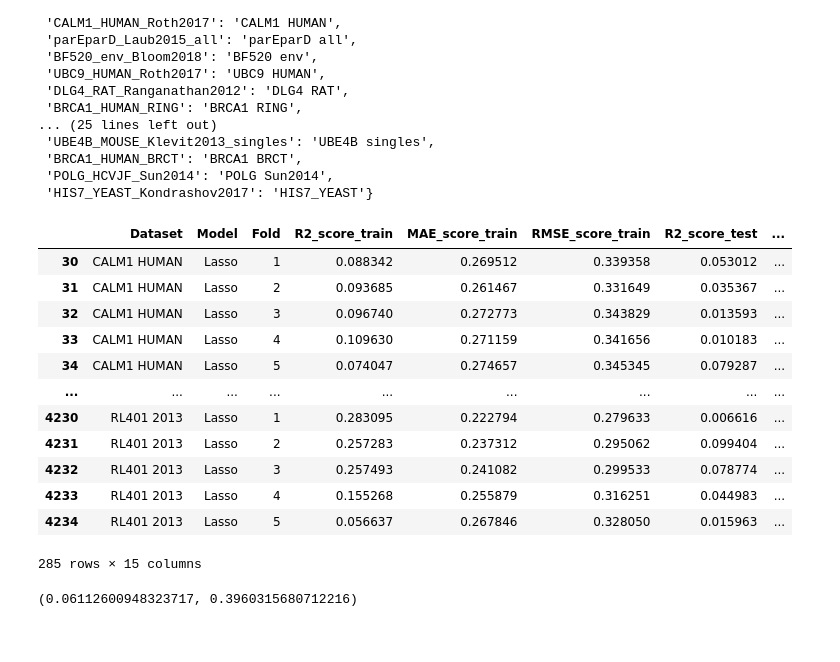
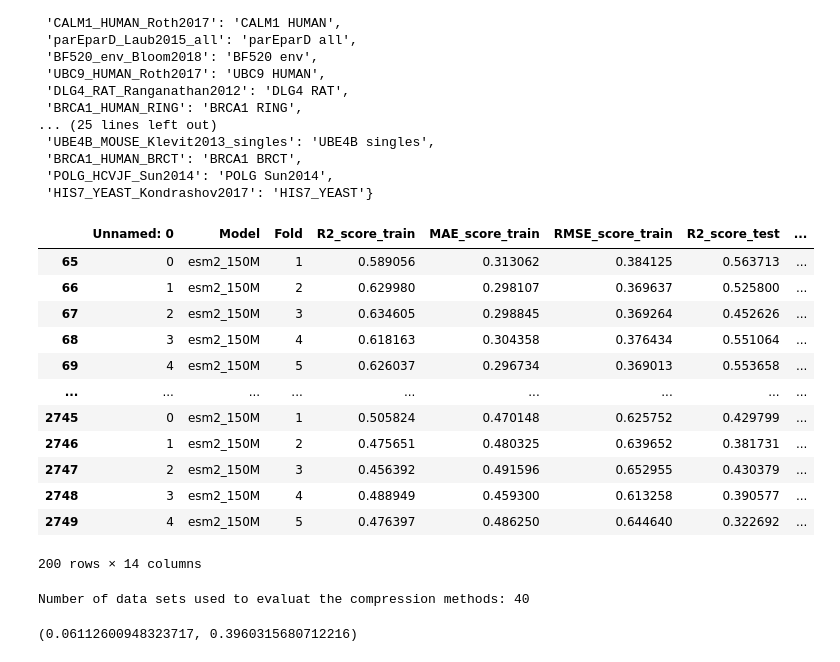
Before and after one commit to ziul-bio/SWAT, a Jupyter notebook: notebooks/plot_results.ipynb, the cells around one changed output. Cells and saved outputs as stored; diff of their text form; code cells hidden in the pictures.

```diff
--- a/notebooks/plot_results.ipynb
+++ b/notebooks/plot_results.ipynb
@@ -78,24 +78,28 @@ dta_longer_1022 = [
     'BRCA1_HUMAN_RING', 'UBE4B_MOUSE_Klevit2013_singles',
     'BRCA1_HUMAN_BRCT', 'POLG_HCVJF_Sun2014',]
 # %%
-data = pd.read_csv('results/lassoCV/DMS/summary_DMS_all_LassoCV_esm2_150M.csv')
+data = pd.read_csv('../results/compression/summary_DMS_esm2_150M_all_methods.csv')
 #data['Dataset'] = data['Dataset'].replace(name_map)
-data = data.query("Compression_methd == 'mean'").copy()
+data = data.query("Compression_method == 'mean'").copy()
 data
 # %% [output]
-|  | Dataset | Model | Fold | R2_score_train | MAE_score_train | RMSE_score_train | R2_score_test | ... |
-| 30 | CALM1 HUMAN | Lasso | 1 | 0.088342 | 0.269512 | 0.339358 | 0.053012 | ... |
-| 31 | CALM1 HUMAN | Lasso | 2 | 0.093685 | 0.261467 | 0.331649 | 0.035367 | ... |
-| 32 | CALM1 HUMAN | Lasso | 3 | 0.096740 | 0.272773 | 0.343829 | 0.013593 | ... |
-| 33 | CALM1 HUMAN | Lasso | 4 | 0.109630 | 0.271159 | 0.341656 | 0.010183 | ... |
-| 34 | CALM1 HUMAN | Lasso | 5 | 0.074047 | 0.274657 | 0.345345 | 0.079287 | ... |
+|  | Unnamed: 0 | Model | Fold | R2_score_train | MAE_score_train | RMSE_score_train | R2_score_test | ... |
+| 65 | 0 | esm2_150M | 1 | 0.589056 | 0.313062 | 0.384125 | 0.563713 | ... |
+| 66 | 1 | esm2_150M | 2 | 0.629980 | 0.298107 | 0.369637 | 0.525800 | ... |
+| 67 | 2 | esm2_150M | 3 | 0.634605 | 0.298845 | 0.369264 | 0.452626 | ... |
+| 68 | 3 | esm2_150M | 4 | 0.618163 | 0.304358 | 0.376434 | 0.551064 | ... |
+| 69 | 4 | esm2_150M | 5 | 0.626037 | 0.296734 | 0.369013 | 0.553658 | ... |
 | ... | ... | ... | ... | ... | ... | ... | ... | ... |
-| 4230 | RL401 2013 | Lasso | 1 | 0.283095 | 0.222794 | 0.279633 | 0.006616 | ... |
-| 4231 | RL401 2013 | Lasso | 2 | 0.257283 | 0.237312 | 0.295062 | 0.099404 | ... |
-| 4232 | RL401 2013 | Lasso | 3 | 0.257493 | 0.241082 | 0.299533 | 0.078774 | ... |
-| 4233 | RL401 2013 | Lasso | 4 | 0.155268 | 0.255879 | 0.316251 | 0.044983 | ... |
-| 4234 | RL401 2013 | Lasso | 5 | 0.056637 | 0.267846 | 0.328050 | 0.015963 | ... |
+| 2745 | 0 | esm2_150M | 1 | 0.505824 | 0.470148 | 0.625752 | 0.429799 | ... |
+| 2746 | 1 | esm2_150M | 2 | 0.475651 | 0.480325 | 0.639652 | 0.381731 | ... |
+| 2747 | 2 | esm2_150M | 3 | 0.456392 | 0.491596 | 0.652955 | 0.430379 | ... |
+| 2748 | 3 | esm2_150M | 4 | 0.488949 | 0.459300 | 0.613258 | 0.390577 | ... |
+| 2749 | 4 | esm2_150M | 5 | 0.476397 | 0.486250 | 0.644640 | 0.322692 | ... |
-285 rows × 15 columns
+200 rows × 14 columns
+# %%
+print(f"Number of data sets used to evaluat the compression methods: {len(data['Dataset'].unique())}")
+# %% [output]
+Number of data sets used to evaluat the compression methods: 40
 # %%
 data['MSE_train'] = data['RMSE_score_train']**2
 data['MSE_test'] = data['RMSE_score_test']**2
```
Also changed, not shown: 4 other files.
